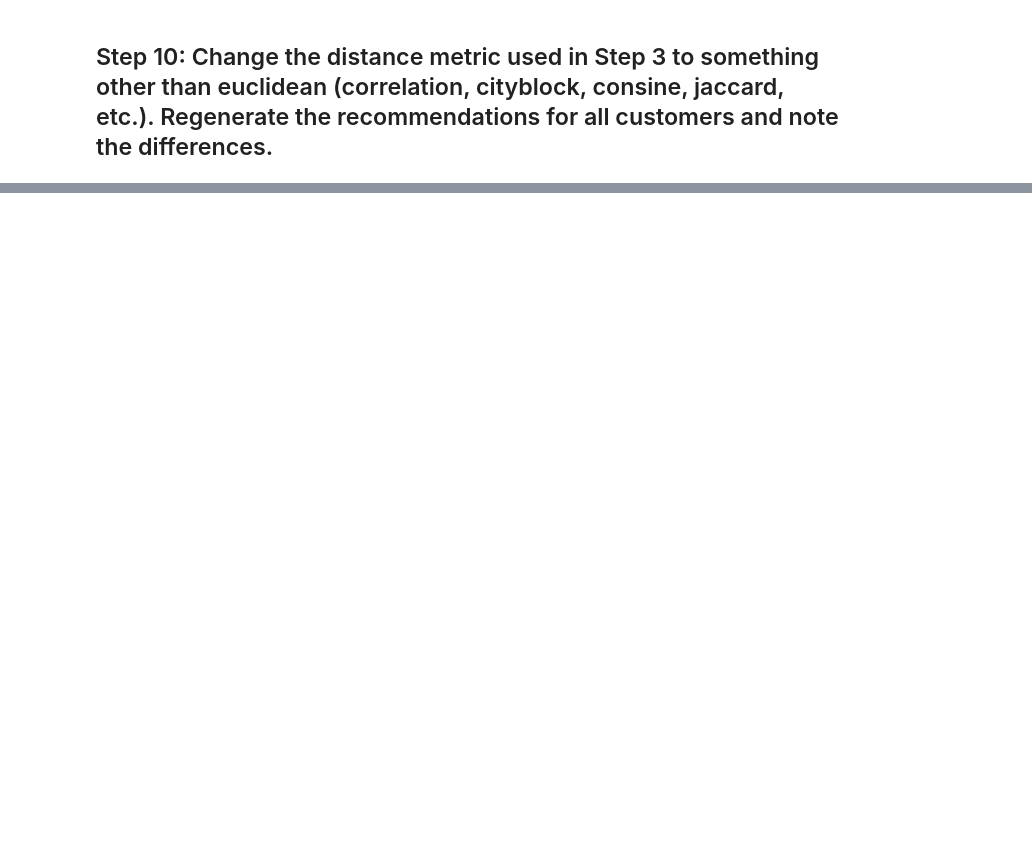
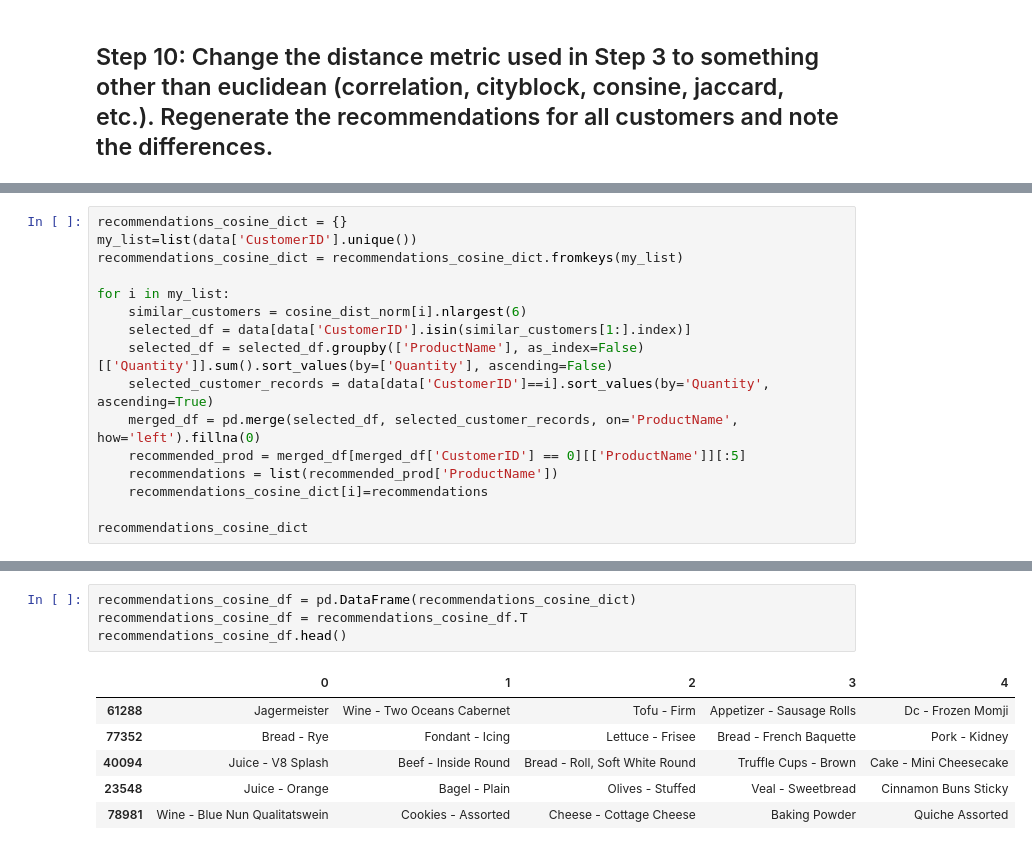
Before and after one commit to GNavarro-DA/dataptmad1121_labs, a Jupyter notebook: extra-work/m2/lab-intro-recommender-systems/your-code/main.ipynb, the cells around one changed output, grey strips where cells are left out. Drawn from its saved outputs; the diff is of its cells as text; blank space fills up the shorter version.

```diff
--- a/extra-work/m2/lab-intro-recommender-systems/your-code/main.ipynb
+++ b/extra-work/m2/lab-intro-recommender-systems/your-code/main.ipynb
@@ -195,0 +252,16 @@ recommended_prod = merged_df[merged_df['CustomerID'] == 0][['ProductName']][:5]
+# %%
+recommendations_cosine_dict = {}
+my_list=list(data['CustomerID'].unique())
+recommendations_cosine_dict = recommendations_cosine_dict.fromkeys(my_list)
+
+for i in my_list:
+    similar_customers = cosine_dist_norm[i].nlargest(6)
+    selected_df = data[data['CustomerID'].isin(similar_customers[1:].index)]
+    selected_df = selected_df.groupby(['ProductName'], as_index=False)[['Quantity']].sum().sort_values(by=['Quantity'], ascending=False)
+    selected_customer_records = data[data['CustomerID']==i].sort_values(by='Quantity', ascending=True)
+    merged_df = pd.merge(selected_df, selected_customer_records, on='ProductName', how='left').fillna(0)
+    recommended_prod = merged_df[merged_df['CustomerID'] == 0][['ProductName']][:5]
+    recommendations = list(recommended_prod['ProductName'])
+    recommendations_cosine_dict[i]=recommendations
+
+recommendations_cosine_dict
@@ -195,0 +286,11 @@ recommended_prod = merged_df[merged_df['CustomerID'] == 0][['ProductName']][:5]
+# %%
+recommendations_cosine_df = pd.DataFrame(recommendations_cosine_dict)
+recommendations_cosine_df = recommendations_cosine_df.T
+recommendations_cosine_df.head()
+# %% [output]
+|  | 0 | 1 | 2 | 3 | 4 |
+| 61288 | Jagermeister | Wine - Two Oceans Cabernet | Tofu - Firm | Appetizer - Sausage Rolls | Dc - Frozen Momji |
+| 77352 | Bread - Rye | Fondant - Icing | Lettuce - Frisee | Bread - French Baquette | Pork - Kidney |
+| 40094 | Juice - V8 Splash | Beef - Inside Round | Bread - Roll, Soft White Round | Truffle Cups - Brown | Cake - Mini Cheesecake |
+| 23548 | Juice - Orange | Bagel - Plain | Olives - Stuffed | Veal - Sweetbread | Cinnamon Buns Sticky |
+| 78981 | Wine - Blue Nun Qualitatswein | Cookies - Assorted | Cheese - Cottage Cheese | Baking Powder | Quiche Assorted |
```
Also changed, not shown: parts of 5 cells of this notebook.
